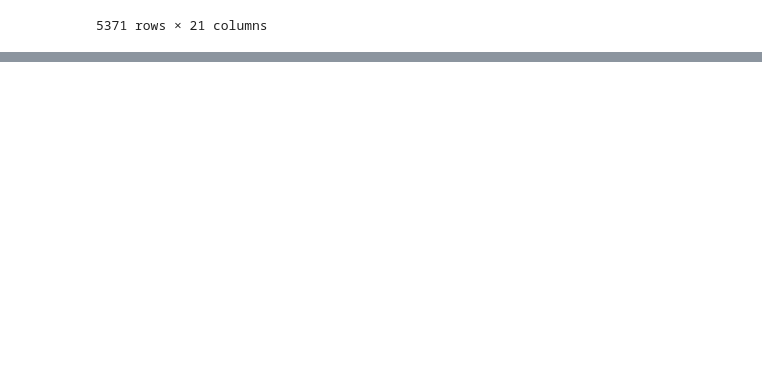
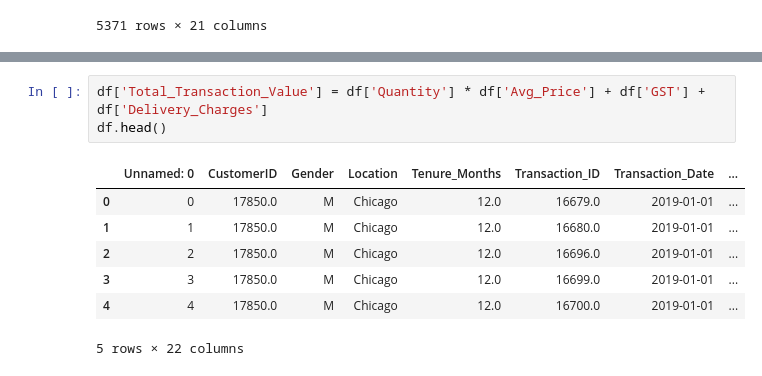
Before and after one commit to dbda2025cdac-maker/Advanced-Analytics, a Jupyter notebook: Practice/pandasPractice.ipynb, the cells around one changed output, grey strips where cells are left out. Saved outputs shown, nothing was run; the diff lists cells and outputs as text; blank space fills up the shorter version.

```diff
--- a/Practice/pandasPractice.ipynb
+++ b/Practice/pandasPractice.ipynb
@@ -134,0 +266,11 @@ pd.set_option(',max.o')
+# %%
+df['Total_Transaction_Value'] = df['Quantity'] * df['Avg_Price'] + df['GST'] + df['Delivery_Charges']
+df.head()
+# %% [output]
+|  | Unnamed: 0 | CustomerID | Gender | Location | Tenure_Months | Transaction_ID | Transaction_Date | ... |
+| 0 | 0 | 17850.0 | M | Chicago | 12.0 | 16679.0 | 2019-01-01 | ... |
+| 1 | 1 | 17850.0 | M | Chicago | 12.0 | 16680.0 | 2019-01-01 | ... |
+| 2 | 2 | 17850.0 | M | Chicago | 12.0 | 16696.0 | 2019-01-01 | ... |
+| 3 | 3 | 17850.0 | M | Chicago | 12.0 | 16699.0 | 2019-01-01 | ... |
+| 4 | 4 | 17850.0 | M | Chicago | 12.0 | 16700.0 | 2019-01-01 | ... |
+5 rows × 22 columns
```
Also changed, not shown: parts of 9 cells of this notebook, 8 other files.
